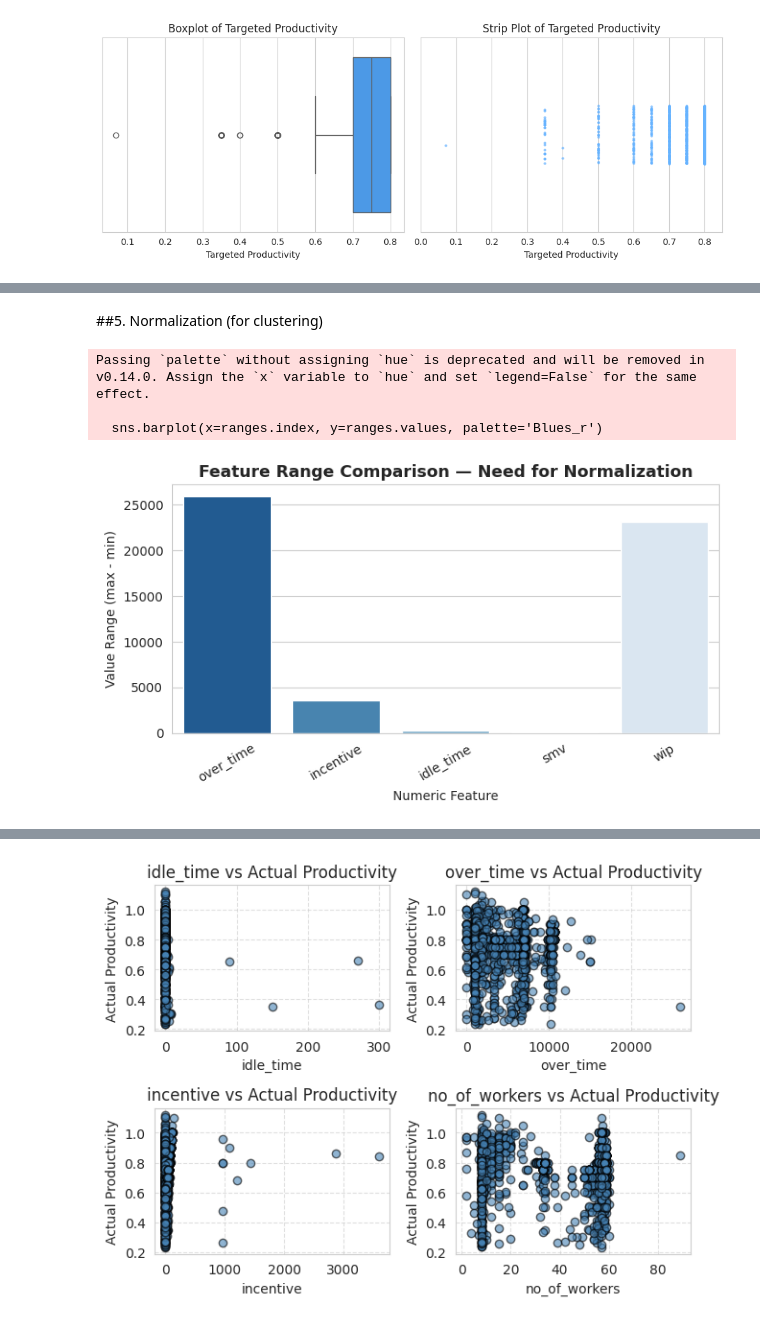
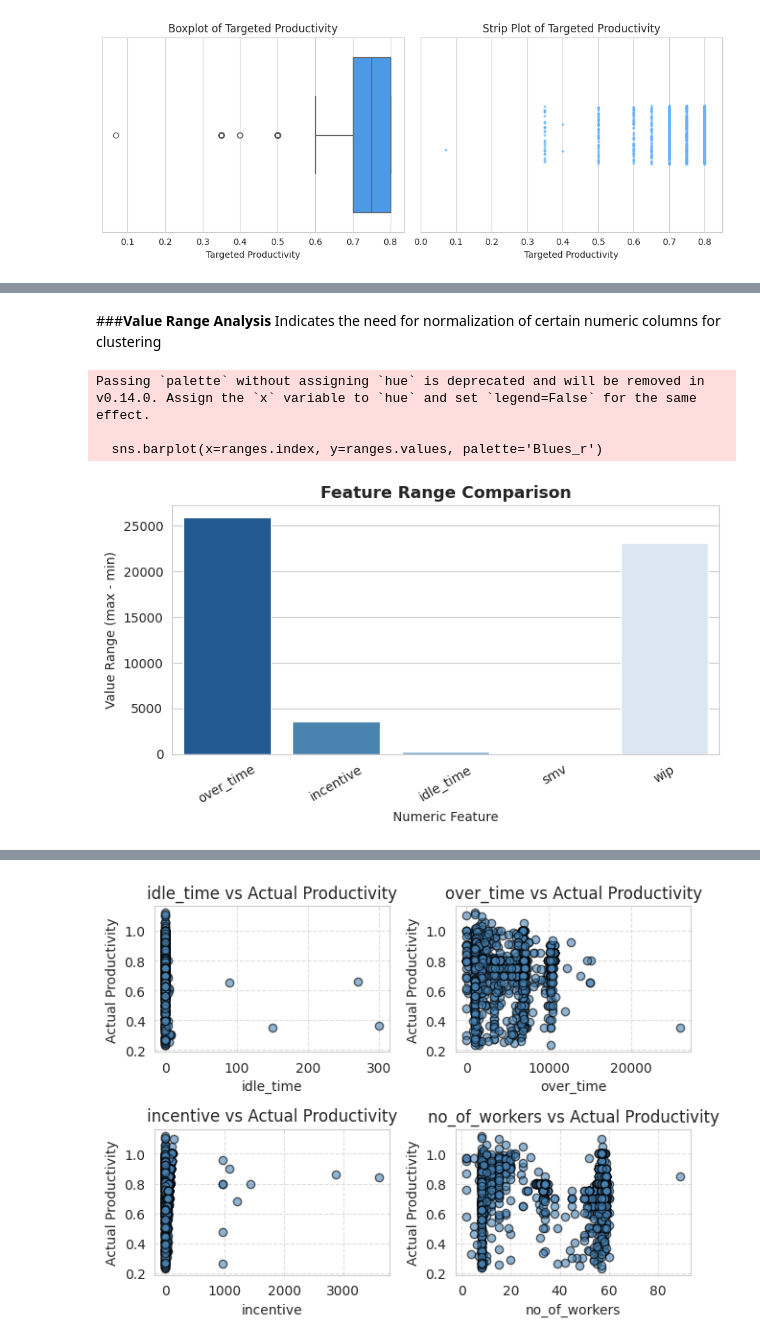
Before and after one commit to Falhebshi/Data-Mining, a Jupyter notebook: Phase2.ipynb, the cells around one changed output, grey strips where cells are left out. Cells and saved outputs as stored; diff of their text form; code cells hidden in the pictures.

```diff
--- a/Phase2.ipynb
+++ b/Phase2.ipynb
@@ -4,14 +4,16 @@
 #**Phase#2: Data Summarization and Preprocessing**
 # %%
 import pandas as pd
+from sklearn.preprocessing import MinMaxScaler
 import matplotlib.pyplot as plt
 import seaborn as sns
 import numpy as np
 import math
 
-#df = pd.read_csv('/garments_worker_productivity.csv')
-df = pd.read_csv('Raw_data.csv')
+
+df = pd.read_csv('/garments_worker_productivity.csv')
+#df = pd.read_csv('Raw_data.csv')
 df = pd.DataFrame(df)
 
-# --- Make a copy of the raw dataset to keep it safe ---
+# --- Make a copy of the raw dataset to keep it unedited ---
 Preprocessed_dataset = df.copy()
@@ -485,24 +485,25 @@ plt.show()
-# %% [markdown]
-##5. Normalization (for clustering)
+# %% [markdown]
+###**Value Range Analysis**
+Indicates the need for normalization of certain numeric columns for clustering
 # %%
 
 # Select numeric columns relevant for K-Means
 numeric_cols = ['over_time', 'incentive', 'idle_time', 'smv', 'wip']
 
 # Compute ranges (max - min)
 ranges = Preprocessed_dataset[numeric_cols].max() - Preprocessed_dataset[numeric_cols].min()
 
 # Plot
 plt.figure(figsize=(7,4))
 sns.barplot(x=ranges.index, y=ranges.values, palette='Blues_r')
-plt.title('Feature Range Comparison — Need for Normalization', fontsize=13, fontweight='bold')
+plt.title('Feature Range Comparison', fontsize=13, fontweight='bold')
 plt.xlabel('Numeric Feature')
 plt.ylabel('Value Range (max - min)')
 plt.xticks(rotation=30)
 plt.tight_layout()
 plt.show()
 # %% [output]
 Passing `palette` without assigning `hue` is deprecated and will be removed in v0.14.0. Assign the `x` variable to `hue` and set `legend=False` for the same effect.
 
   sns.barplot(x=ranges.index, y=ranges.values, palette='Blues_r')
-[figure, old version]
+[figure, new version]
```
Also changed, not shown: parts of 72 cells of this notebook.
